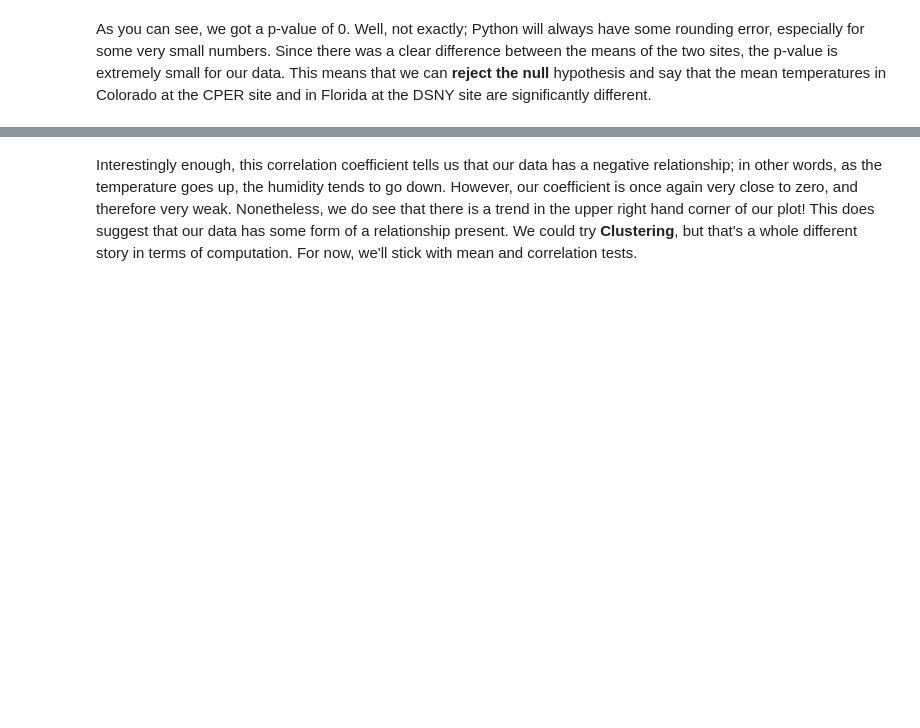
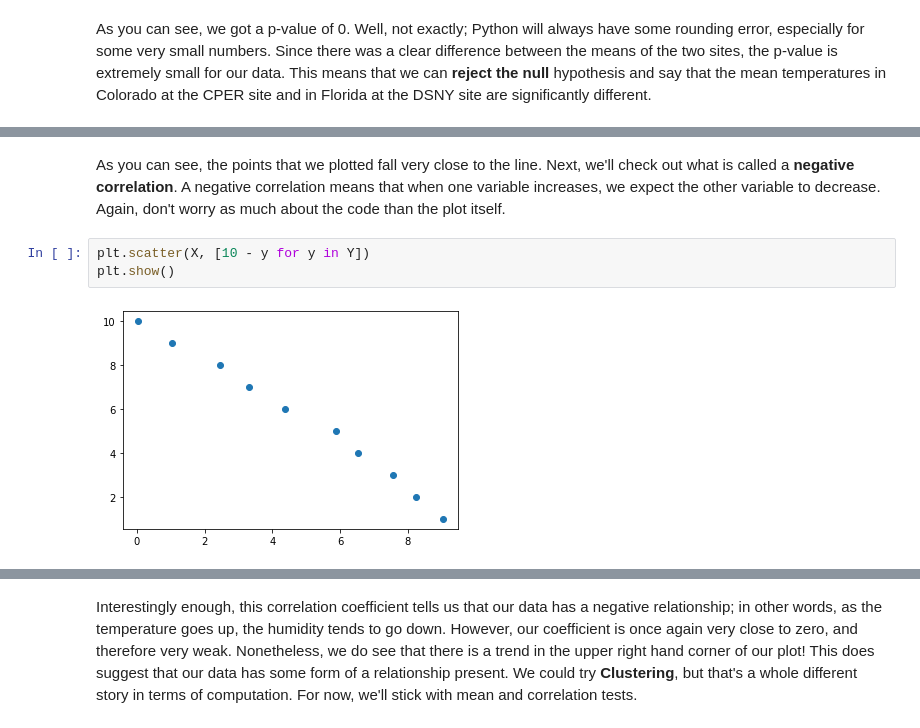
Before and after one commit to Sci-Teens/ecology-program, a Jupyter notebook: Lesson Four.ipynb, the cells around one changed output, grey strips where cells are left out. Cells and saved outputs as stored; diff of their text form; blank space fills up the shorter version.

```diff
--- a/Lesson Four.ipynb
+++ b/Lesson Four.ipynb
@@ -57,0 +86,7 @@ The last type of statistical testing that we'll cover today is Correlation testi
+# %% [markdown]
+As you can see, the points that we plotted fall very close to the line. Next, we'll check out what is called a **negative correlation**. A negative correlation means that when one variable increases, we expect the other variable to decrease. Again, don't worry as much about the code than the plot itself.
+# %%
+plt.scatter(X, [10 - y for y in Y])
+plt.show()
+# %% [output]
+[figure, added]
```
Also changed, not shown: parts of 23 cells of this notebook.
